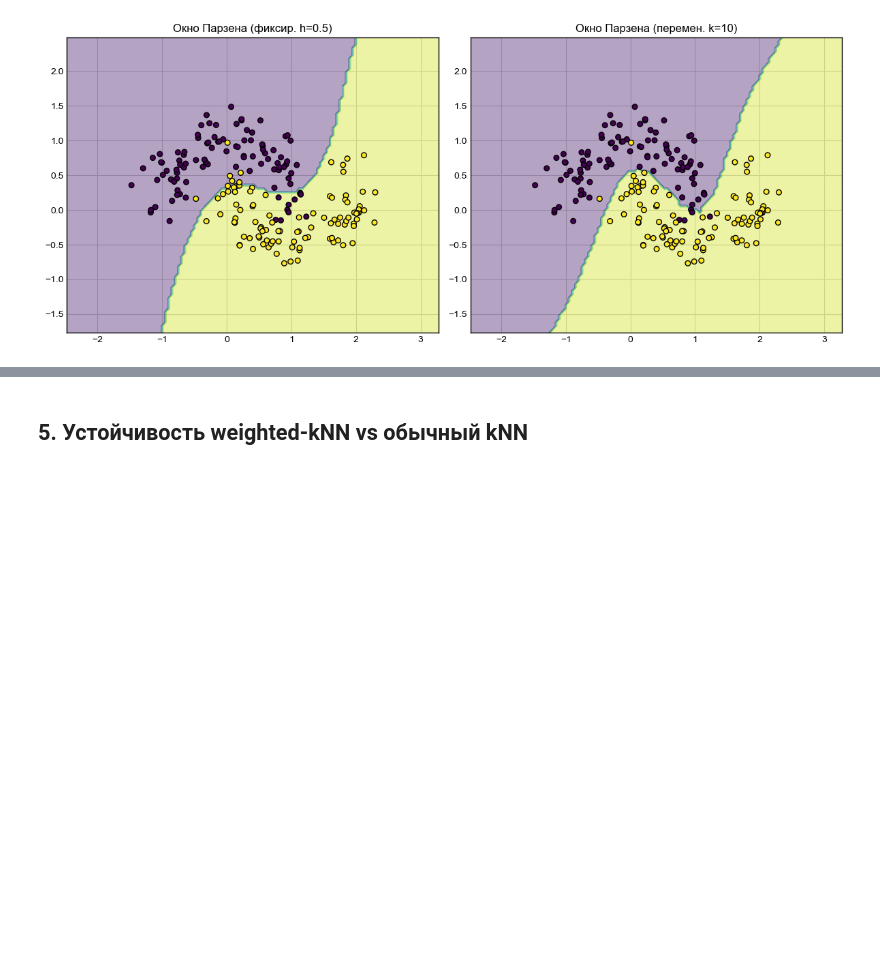
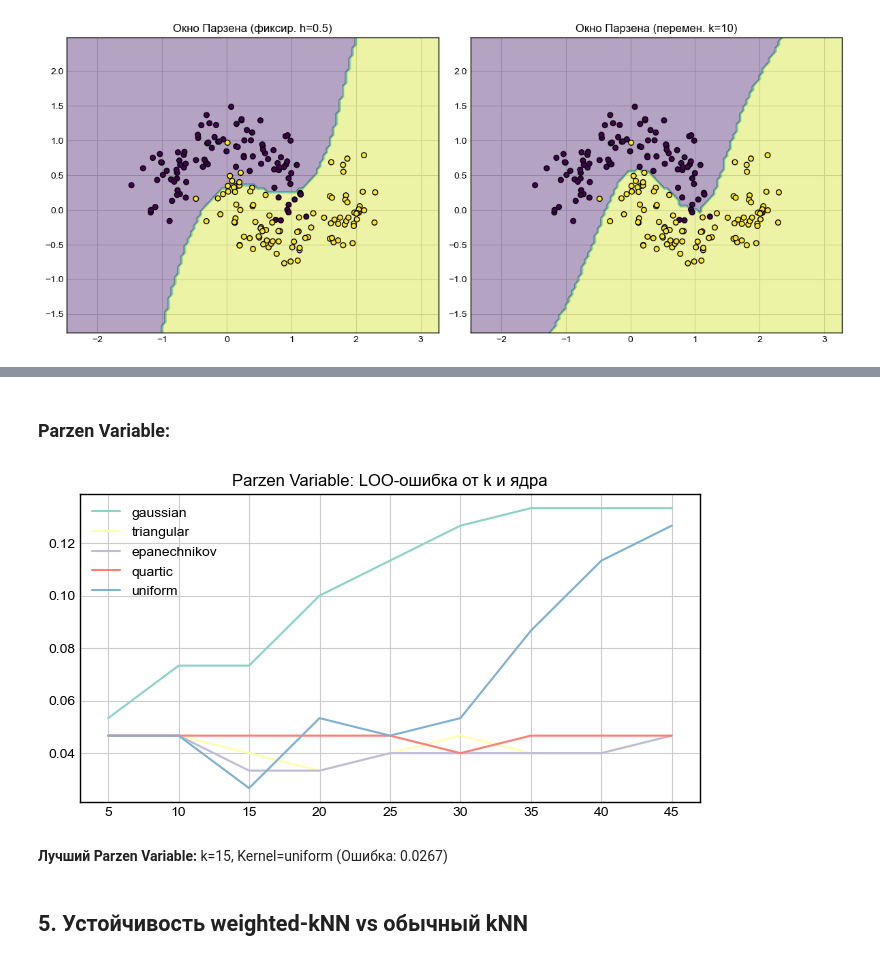
Before and after one commit to Toxele/Functional-Analysis-Cases-5-6-7, a Jupyter notebook: case_5/case_5.ipynb, the cells around one changed output, grey strips where cells are left out. Cells and saved outputs as stored; diff of their text form; code cells hidden in the pictures; blank space fills up the shorter version.

```diff
--- a/case_5/case_5.ipynb
+++ b/case_5/case_5.ipynb
@@ -171,3 +169,28 @@ display(results_best.style.hide(axis="index"))
+# %% [markdown]
+### Parzen Variable:
+# %%
+k_var_range = range(5, 50, 5)
+
+results_pv =[]
+for ker in kernels:
+    for k in k_var_range:
+        err = leave_one_out_classification(ParzenVariableClassifier(k=k, kernel=ker), X_iris_scaled, y_iris)
+        results_pv.append({'k': k, 'kernel': ker, 'err': err})
+
+df_pv = pd.DataFrame(results_pv)
+best_pv = df_pv.loc[df_pv['err'].idxmin()]
+
+plt.figure(figsize=(8, 4))
+for ker in kernels:
+    subset = df_pv[df_pv['kernel'] == ker]
+    plt.plot(subset['k'], subset['err'], label=ker)
+plt.title("Parzen Variable: LOO-ошибка от k и ядра")
+plt.legend(); plt.show()
+
+display(HTML(f"<b>Лучший Parzen Variable:</b> k={int(best_pv['k'])}, Kernel={best_pv['kernel']} (Ошибка: {best_pv['err']:.4f})"))
+# %% [output]
+[figure, added]
+Лучший Parzen Variable: k=15, Kernel=uniform (Ошибка: 0.0267)
 # %% [markdown]
 ## 5. Устойчивость weighted-kNN vs обычный kNN
 # %%
```
Also changed, not shown: parts of 10 cells of this notebook.
